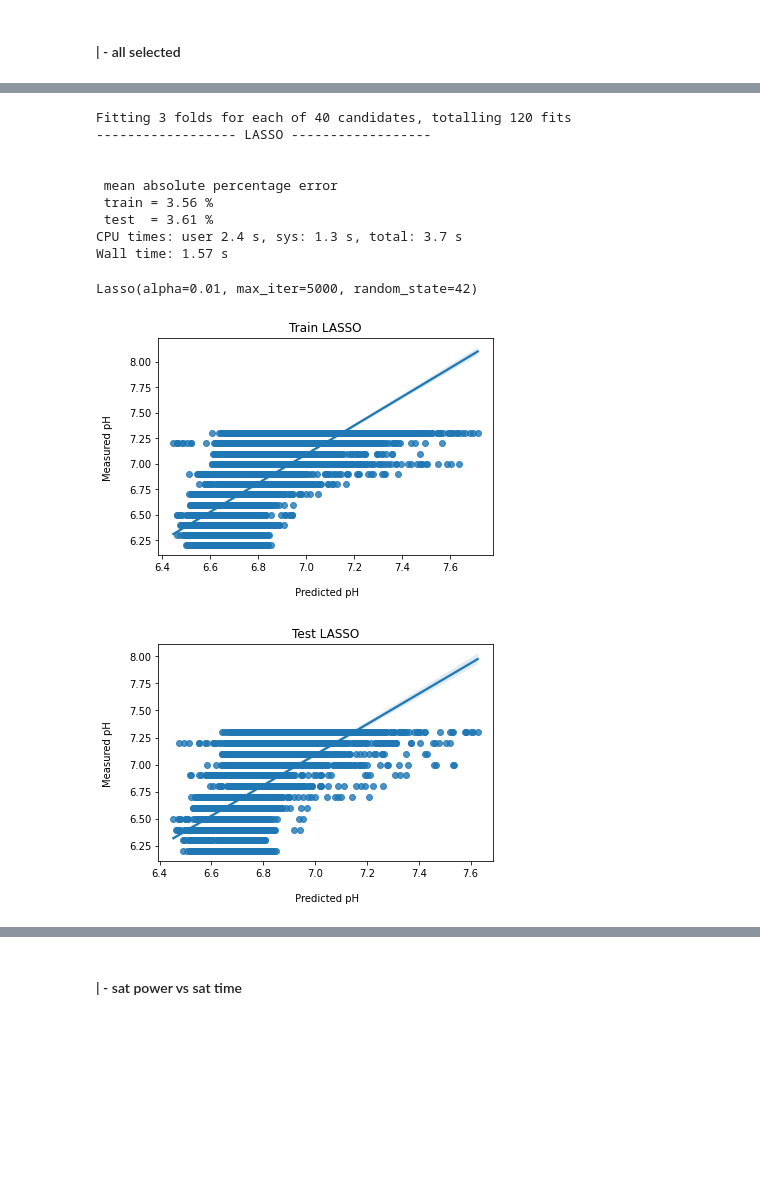
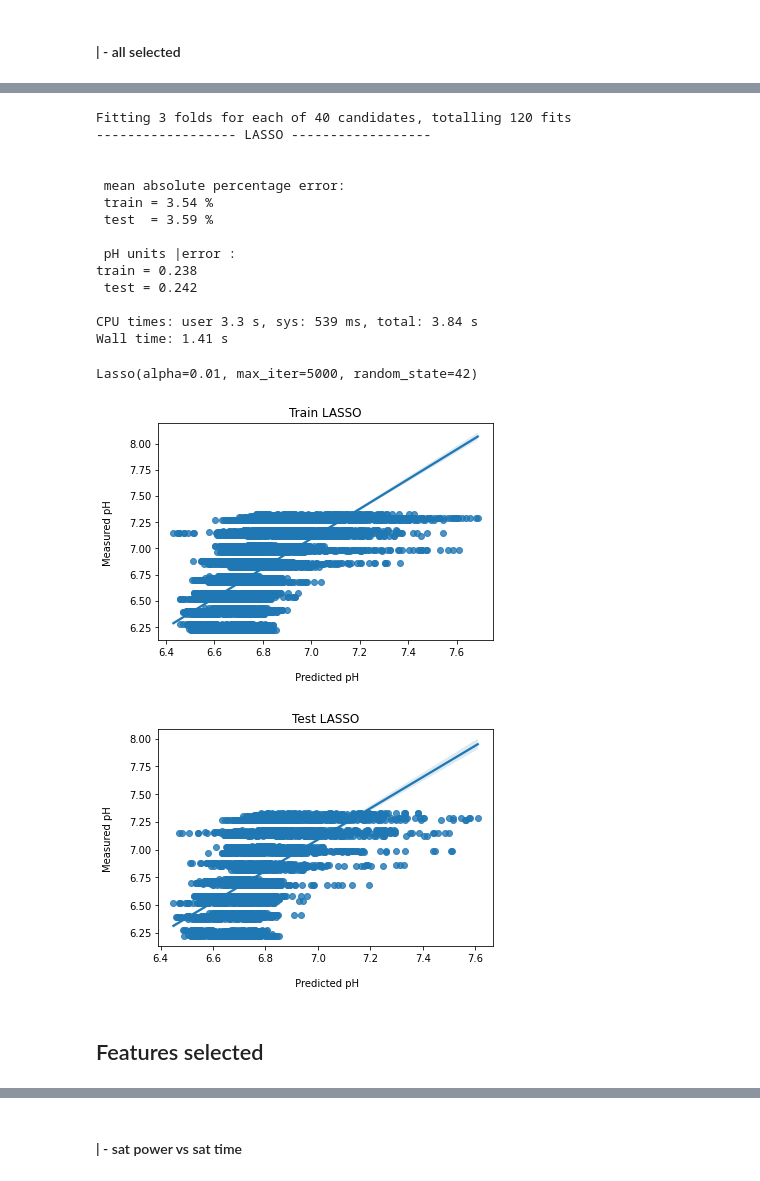
Before and after one commit to JCardenasRdz/acido_CEST_Machine_Learning, a Jupyter notebook: notebooks/2a-Regression-LASSO.ipynb, the cells around one changed output, grey strips where cells are left out. Drawn from its saved outputs; the diff is of its cells as text; code cells hidden in the pictures; blank space fills up the shorter version.

Commit message:
Regression LASSO

```diff
--- a/notebooks/2a-Regression-LASSO.ipynb
+++ b/notebooks/2a-Regression-LASSO.ipynb
@@ -66,16 +66,18 @@ def train_lasso(Xdata, pH_observed, create_fig = 1, verbose=0):
     score_train = np.round( 100 * metrics.mean_absolute_percentage_error(y_train , estimator.predict(X_train)), 2)
     score_test  = np.round( 100 * metrics.mean_absolute_percentage_error(y_test , estimator.predict(X_test)), 2)
 
-    m = f' mean absolute percentage error \n train = {score_train} % \n test  = {score_test} %'
+    #score on pH units
+    score_pH_train = np.mean( np.abs(  y_train -  estimator.predict(X_train) ) )
+    score_pH_test = np.mean( np.abs(  y_test -  estimator.predict(X_test) ) )
 
+    m  = f'\n mean absolute percentage error: \n train = {score_train} % \n test  = {score_test} %'
+    m2 = f'\n pH units |error : \ntrain = {score_pH_train:.3f} \n test = {score_pH_test:.3f}'
 
     if create_fig == 1:
         print('------------------ LASSO ------------------ ')
         print()
         #print(', '.join(Xdata.columns.to_list()))
-        print()
-        print(m)
-
+        print(m,'\n',m2,'\n')
 
         plt.figure()
         sns.regplot(x = estimator.best_estimator_.predict(X_train), y =  y_train)
@@ -89,7 +91,18 @@ def train_lasso(Xdata, pH_observed, create_fig = 1, verbose=0):
         plt.ylabel('Measured pH \n')
         plt.title('Test LASSO')
 
-    return estimator.best_estimator_, score_train, score_test
+
+    scores = dict()
+    scores['mae_train'] = score_train
+    scores['mae_test'] = score_test
+    scores['pH_train'] = score_pH_train
+    scores['pH_test'] = score_pH_test
+
+    test_data = dict()
+    test_data['X'] = X_test
+    test_data['Y'] = y_test
+
+    return estimator.best_estimator_, scores, test_data
 # %% [markdown]
 ## LASSO
 # %% [markdown]
@@ -187,25 +211,32 @@ Text(0, 0.5, 'Value \n')
 # %%
 %%time
 
 selected_cols_lasso = list(C[reg_lasso.coef_ != 0].index) # all data are non zero
 
 Xdata = acidoCEST_ML[selected_cols_lasso]
 Ydata = acidoCEST_ML.pH
 
-lasso_selected, _, _ = train_lasso(Xdata[selected_cols_lasso],Ydata, verbose=1)
+lasso_selected, scores, tes_data_selected_features = train_lasso(Xdata[selected_cols_lasso],Ydata, verbose=1)
 
 lasso_selected['lasso']
 # %% [output]
 Fitting 3 folds for each of 40 candidates, totalling 120 fits
 ------------------ LASSO ------------------
 
 
- mean absolute percentage error
- train = 3.56 %
- test  = 3.61 %
-CPU times: user 2.4 s, sys: 1.3 s, total: 3.7 s
-Wall time: 1.57 s
+ mean absolute percentage error:
+ train = 3.54 %
+ test  = 3.59 %
+
+ pH units |error :
+train = 0.238
+ test = 0.242
+
+CPU times: user 3.3 s, sys: 539 ms, total: 3.84 s
+Wall time: 1.41 s
 Lasso(alpha=0.01, max_iter=5000, random_state=42)
-[figure, old version]
+[figure, new version]
-[figure, old version]
+[figure, new version]
+# %% [markdown]
+## Features selected
 # %%
```
Also changed, not shown: parts of 14 cells of this notebook, 2 other files.
